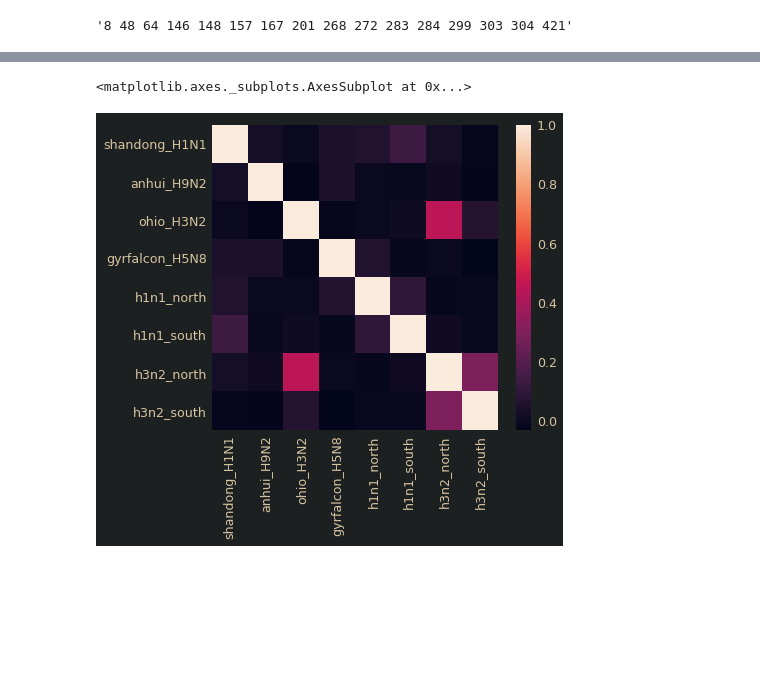
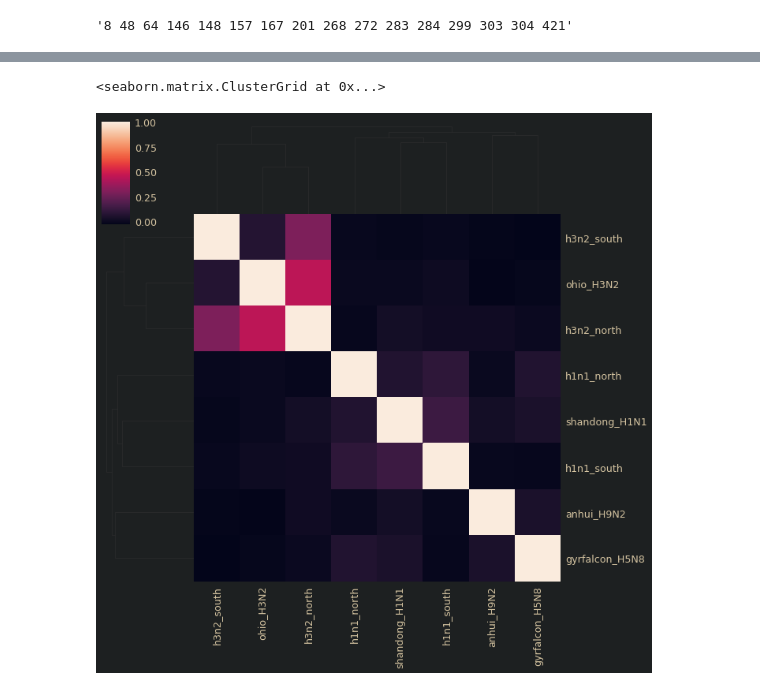
Before and after one commit to zeroknowledgediscovery/emergenet, a Jupyter notebook: extras/ntb/RBD_shap_figures.ipynb, the cells around one changed output, grey strips where cells are left out. Saved outputs shown, nothing was run; the diff lists cells and outputs as text; code cells hidden in the pictures; blank space fills up the shorter version.

```diff
--- a/extras/ntb/RBD_shap_figures.ipynb
+++ b/extras/ntb/RBD_shap_figures.ipynb
@@ -110,5 +115,5 @@ import seaborn as sns
 # %%
-sns.heatmap(DF.drop(['mean_','meanA_'],axis=1).corr())
+sns.clustermap(DF.drop(['mean_','meanA_'],axis=1).corr())
 # %% [output]
-<matplotlib.axes._subplots.AxesSubplot at 0x...>
+<seaborn.matrix.ClusterGrid at 0x...>
-[figure, old version]
+[figure, new version]
```
Also changed, not shown: parts of 3 cells of this notebook, 16 other files.
